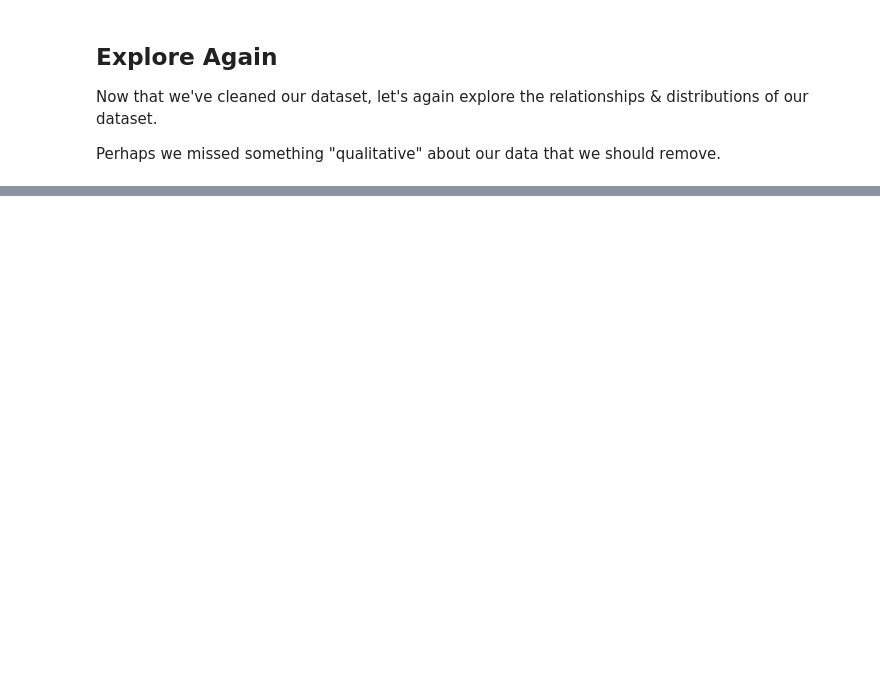
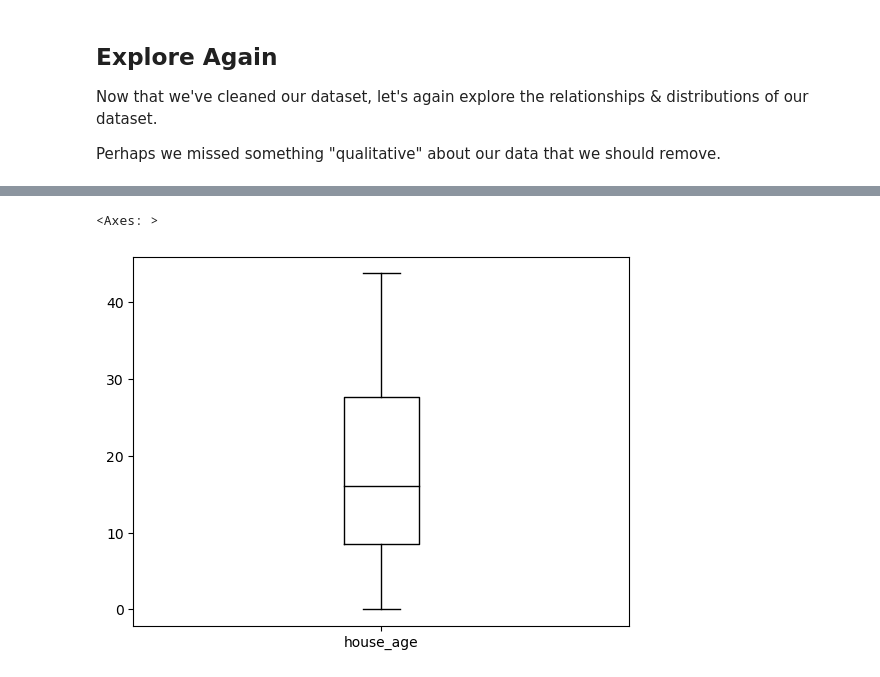
Before and after one commit to gayanes/rental-pricing-explore-challenging, a Jupyter notebook: code/data_prep/02clean.ipynb, the cells around one changed output, grey strips where cells are left out. Drawn from its saved outputs; the diff is of its cells as text; code cells hidden in the pictures; blank space fills up the shorter version.

```diff
--- a/code/data_prep/02clean.ipynb
+++ b/code/data_prep/02clean.ipynb
@@ -250,0 +130,5 @@ Text(0, 0.5, 'Price of Unit Area')
+# %%
+df_outlier.boxplot(column="house_age", grid=False, color="black")
+# %% [output]
+<Axes: >
+[figure, added]
```
Also changed, not shown: parts of 47 cells of this notebook, 1 other file.
